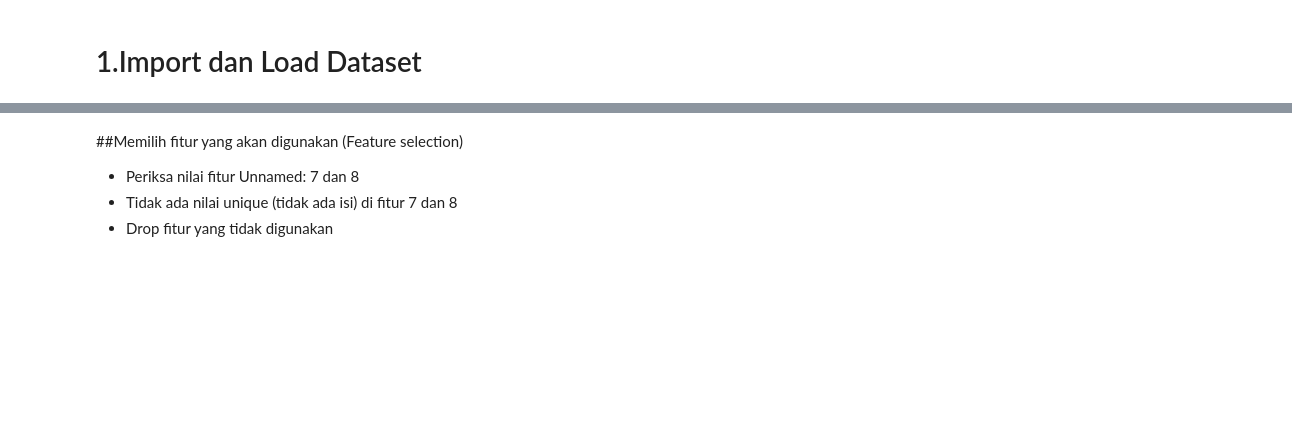
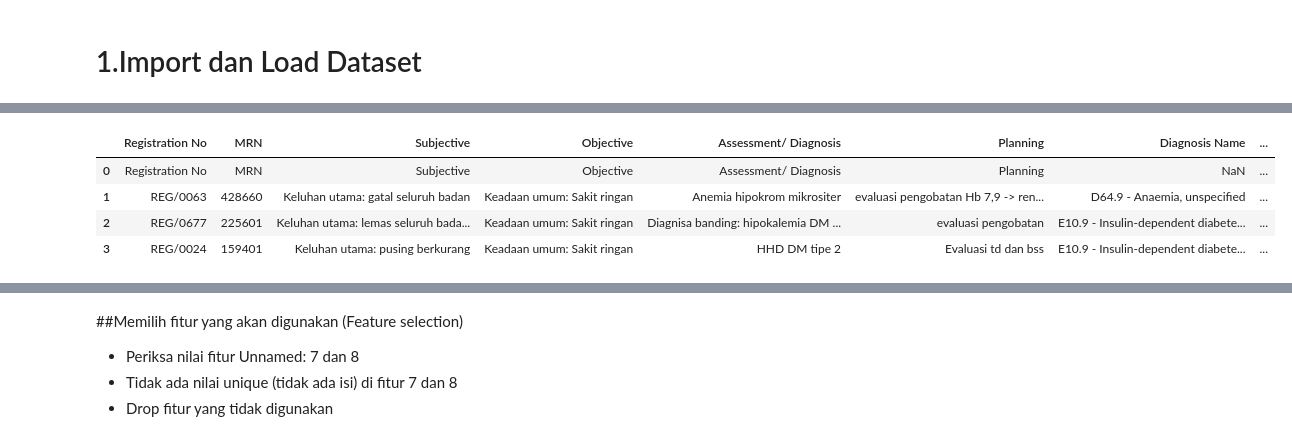
Before and after one commit to Us9r/association-rule-mining, a Jupyter notebook: association_rule_rsud.ipynb, the cells around one changed output, grey strips where cells are left out. Cells and saved outputs as stored; diff of their text form; code cells hidden in the pictures; blank space fills up the shorter version.

```diff
--- a/association_rule_rsud.ipynb
+++ b/association_rule_rsud.ipynb
@@ -37,3 +54,11 @@ df
+# %%
+df.head(4)
+# %% [output]
+|  | Registration No | MRN | Subjective | Objective | Assessment/ Diagnosis | Planning | Diagnosis Name | ... |
+| 0 | Registration No | MRN | Subjective | Objective | Assessment/ Diagnosis | Planning | NaN | ... |
+| 1 | REG/0063 | 428660 | Keluhan utama: gatal seluruh badan | Keadaan umum: Sakit ringan | Anemia hipokrom mikrositer | evaluasi pengobatan Hb 7,9 -> ren... | D64.9 - Anaemia, unspecified | ... |
+| 2 | REG/0677 | 225601 | Keluhan utama: lemas seluruh bada... | Keadaan umum: Sakit ringan | Diagnisa banding: hipokalemia DM ... | evaluasi pengobatan | E10.9 - Insulin-dependent diabete... | ... |
+| 3 | REG/0024 | 159401 | Keluhan utama: pusing berkurang | Keadaan umum: Sakit ringan | HHD DM tipe 2 | Evaluasi td dan bss | E10.9 - Insulin-dependent diabete... | ... |
 # %%
 # Menghapus baris di mana isi 'Registration No' adalah kata 'Registration No'
 df_clean = df[df['Registration No'] != 'Registration No'].copy()
```
Also changed, not shown: parts of 3 cells of this notebook.
